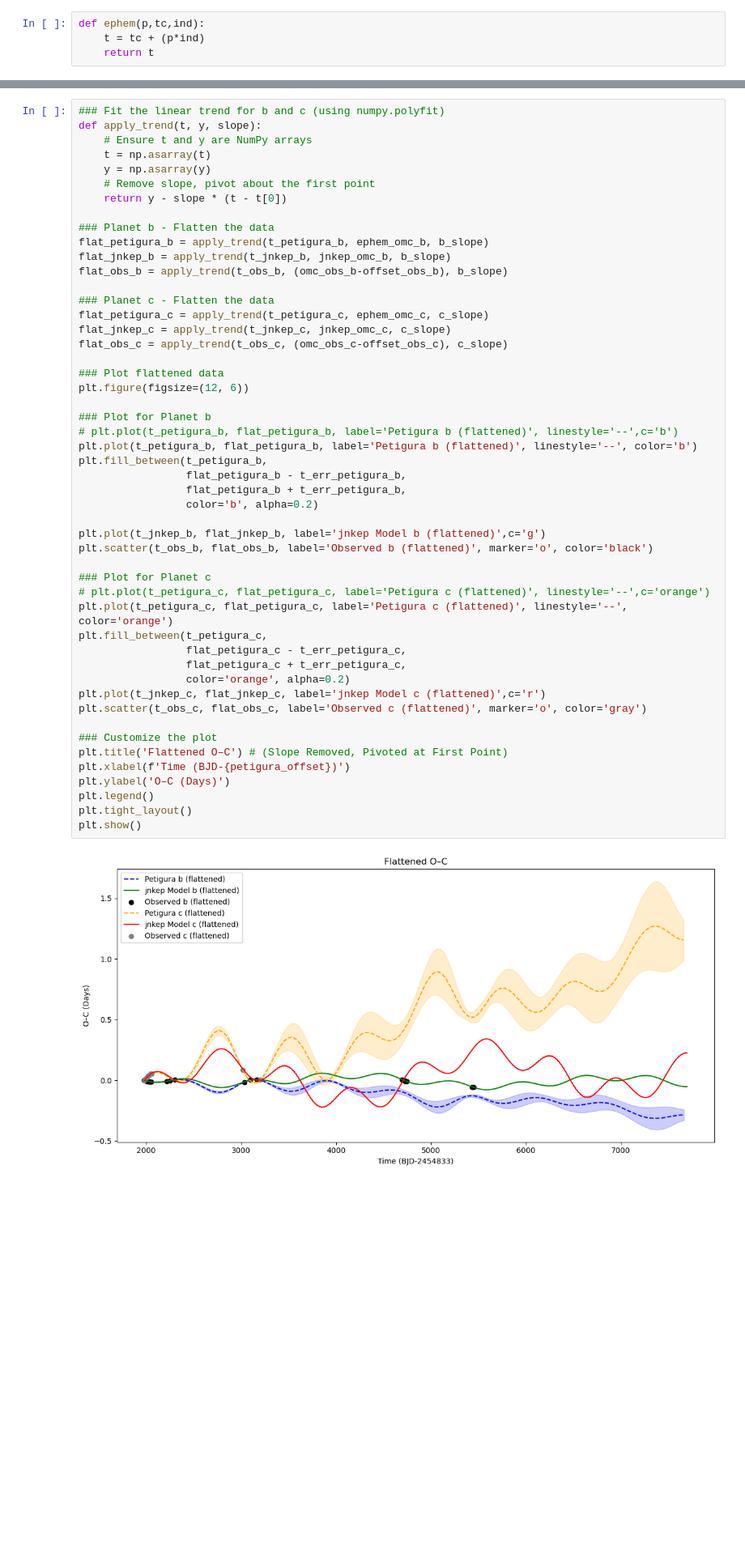
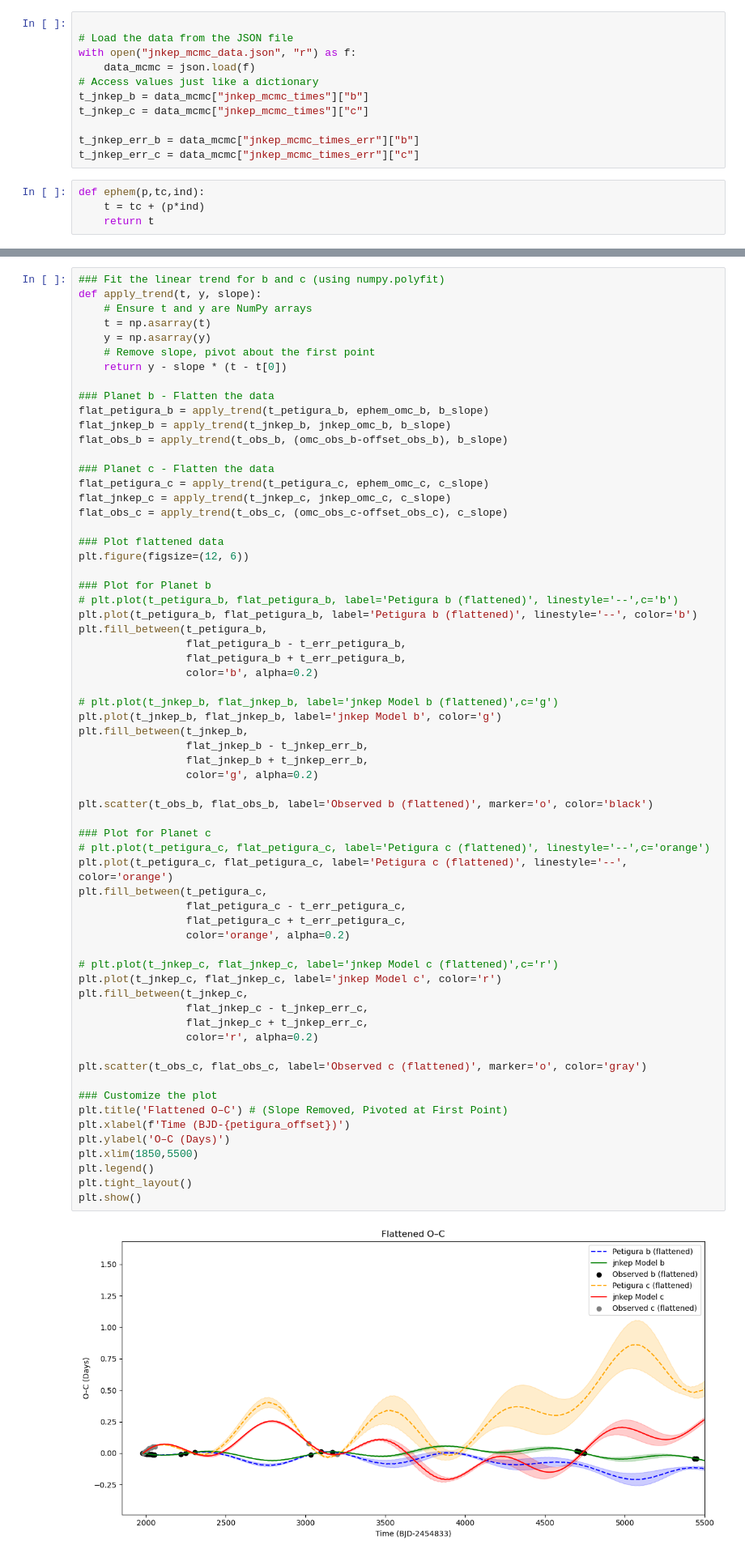
Before and after one commit to pentrican10/k2-19-project, a Jupyter notebook: 5_compare_models.ipynb, the cells around one changed output, grey strips where cells are left out. Shown at 81% size. Drawn from its saved outputs; the diff is of its cells as text; blank space fills up the shorter version.

Commit message:
recreating figures from petit 2020

```diff
--- a/5_compare_models.ipynb
+++ b/5_compare_models.ipynb
@@ -42,6 +41,17 @@ best_fit_period_c = data["best_fit_params"]["period"]["c"]
 
 best_fit_tc_b = data["best_fit_params"]["tc"]["b"]
 best_fit_tc_c = data["best_fit_params"]["tc"]["c"]
+# %%
+
+# Load the data from the JSON file
+with open("jnkep_mcmc_data.json", "r") as f:
+    data_mcmc = json.load(f)
+# Access values just like a dictionary
+t_jnkep_b = data_mcmc["jnkep_mcmc_times"]["b"]
+t_jnkep_c = data_mcmc["jnkep_mcmc_times"]["c"]
+
+t_jnkep_err_b = data_mcmc["jnkep_mcmc_times_err"]["b"]
+t_jnkep_err_c = data_mcmc["jnkep_mcmc_times_err"]["c"]
 # %%
 def ephem(p,tc,ind):
     t = tc + (p*ind)
@@ -233,36 +271,50 @@ flat_obs_c = apply_trend(t_obs_c, (omc_obs_c-offset_obs_c), c_slope)
 ### Plot flattened data
 plt.figure(figsize=(12, 6))
 
 ### Plot for Planet b
 # plt.plot(t_petigura_b, flat_petigura_b, label='Petigura b (flattened)', linestyle='--',c='b')
 plt.plot(t_petigura_b, flat_petigura_b, label='Petigura b (flattened)', linestyle='--', color='b')
 plt.fill_between(t_petigura_b,
                  flat_petigura_b - t_err_petigura_b,
                  flat_petigura_b + t_err_petigura_b,
                  color='b', alpha=0.2)
 
-plt.plot(t_jnkep_b, flat_jnkep_b, label='jnkep Model b (flattened)',c='g')
+# plt.plot(t_jnkep_b, flat_jnkep_b, label='jnkep Model b (flattened)',c='g')
+plt.plot(t_jnkep_b, flat_jnkep_b, label='jnkep Model b', color='g')
+plt.fill_between(t_jnkep_b,
+                 flat_jnkep_b - t_jnkep_err_b,
+                 flat_jnkep_b + t_jnkep_err_b,
+                 color='g', alpha=0.2)
+
 plt.scatter(t_obs_b, flat_obs_b, label='Observed b (flattened)', marker='o', color='black')
 
 ### Plot for Planet c
 # plt.plot(t_petigura_c, flat_petigura_c, label='Petigura c (flattened)', linestyle='--',c='orange')
 plt.plot(t_petigura_c, flat_petigura_c, label='Petigura c (flattened)', linestyle='--', color='orange')
 plt.fill_between(t_petigura_c,
                  flat_petigura_c - t_err_petigura_c,
                  flat_petigura_c + t_err_petigura_c,
                  color='orange', alpha=0.2)
-plt.plot(t_jnkep_c, flat_jnkep_c, label='jnkep Model c (flattened)',c='r')
+
+# plt.plot(t_jnkep_c, flat_jnkep_c, label='jnkep Model c (flattened)',c='r')
+plt.plot(t_jnkep_c, flat_jnkep_c, label='jnkep Model c', color='r')
+plt.fill_between(t_jnkep_c,
+                 flat_jnkep_c - t_jnkep_err_c,
+                 flat_jnkep_c + t_jnkep_err_c,
+                 color='r', alpha=0.2)
+
 plt.scatter(t_obs_c, flat_obs_c, label='Observed c (flattened)', marker='o', color='gray')
 
 ### Customize the plot
 plt.title('Flattened O–C') # (Slope Removed, Pivoted at First Point)
 plt.xlabel(f'Time (BJD-{petigura_offset})')
 plt.ylabel('O–C (Days)')
+plt.xlim(1850,5500)
 plt.legend()
 plt.tight_layout()
 plt.show()
 # %% [output]
-[figure, old version]
+[figure, new version]
 # %%
 ### zoom into section [1980,3500]
 ### Plot flattened data
```
Also changed, not shown: parts of 6 cells of this notebook, 5 other files.
